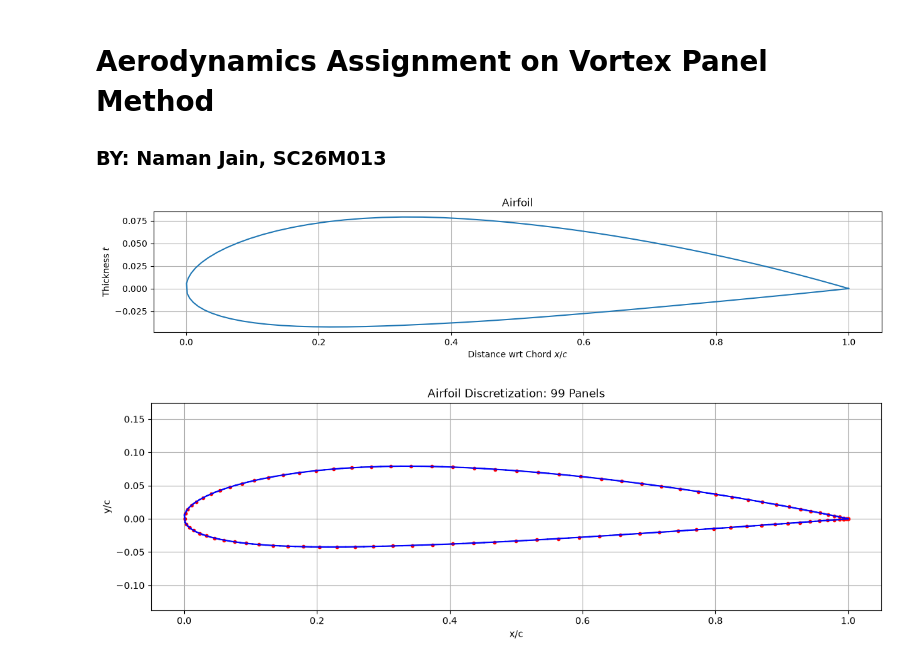
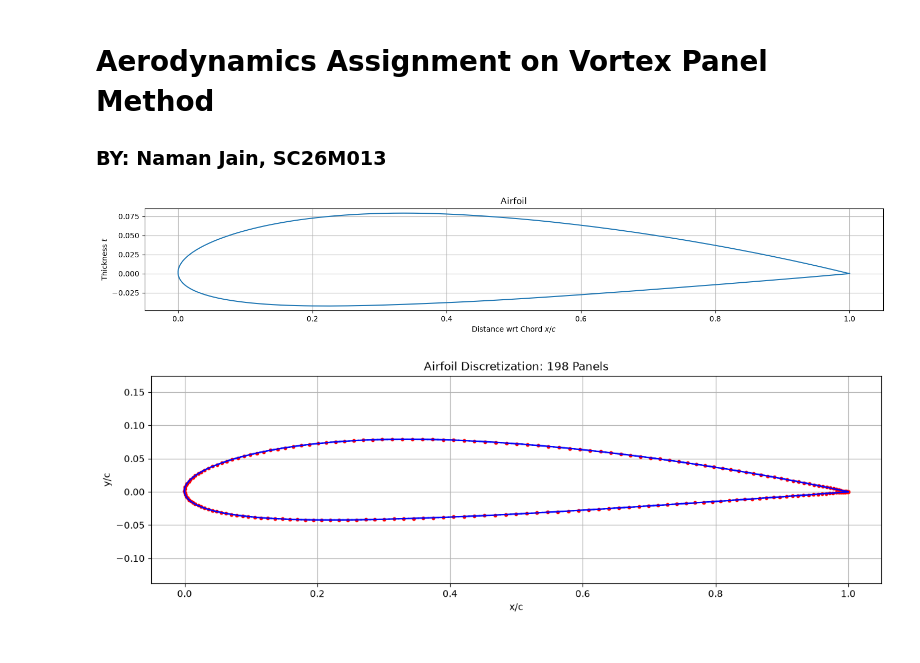
Before and after one commit to printhellonaman/Vortex-Panel-Method, a Jupyter notebook: Vortex_Panel.ipynb, the cells around one changed output. Saved outputs shown, nothing was run; the diff lists cells and outputs as text; code cells hidden in the pictures.

Commit message:
improved J_matrix code and airfoil plot code

```diff
--- a/Vortex_Panel.ipynb
+++ b/Vortex_Panel.ipynb
@@ -6,7 +6,7 @@ import numpy as np
 import matplotlib.pyplot as plt
 
 # Airfoil Plotting
-a = 50    ## Number of points for plotting
+a = 100 ## Number of points for plotting
 beta = np.linspace(0, np.pi, a)
 x = 0.5 * (1 - np.cos(beta))
 
@@ -18,63 +18,71 @@ def airfoil_generation(x, m, p, t):
     x_u = np.zeros(len(x))
     x_l = np.zeros(len(x))
     y_u = np.zeros(len(x))
     y_l = np.zeros(len(x))
     y_t = np.zeros(len(x))
     y_c = np.zeros(len(x))
     dyc_dx = np.zeros(len(x))
     theta = np.zeros(len(x))
 
+
     #Original Airfoil Generation
-    for i in range(len(x)):
-        y_t[i] = 5*t*(0.2969*(x[i]**0.5)        # Thickness distribution
-                   - 0.1260*x[i]
-                   - 0.3516*(x[i]**2)
-                   + 0.2843*(x[i]**3)
-                   - 0.1036*(x[i]**4))
+    if p == 0:
+        for i in range(len(x)):
+            y_t[i] = 5*t*(0.2969*(x[i]**0.5)        # Thickness distribution
+                       - 0.1260*x[i]
+                       - 0.3516*(x[i]**2)
+                       + 0.2843*(x[i]**3)
+                       - 0.1036*(x[i]**4))
+            x_u[i] = x[i]  # Upper and lower surfaces
+            x_l[i] = x[i]
+            y_u[i] = y_t[i]
+            y_l[i] = - y_t[i]
+    else:
+        for i in range(len(x)):
+            y_t[i] = 5*t*(0.2969*(x[i]**0.5)        # Thickness distribution
+                       - 0.1260*x[i]
+                       - 0.3516*(x[i]**2)
+                       + 0.2843*(x[i]**3)
+                       - 0.1036*(x[i]**4))
 
-        if 0 <= x[i] <= p:                      # Camber line and slope
-            y_c[i] = (m / p**2) * (2*p*x[i] - x[i]**2)
-            dyc_dx[i] = (2*m / p**2) * (p - x[i])
+            if 0 <= x[i] <= p:                      # Camber line and slope
+                y_c[i] = (m / p**2) * (2*p*x[i] - x[i]**2)
+                dyc_dx[i] = (2*m / p**2) * (p - x[i])
 
-        elif p < x[i] <= 1:
-            y_c[i] = (m / (1-p)**2) * ((1 - 2*p) + 2*p*x[i] - x[i]**2)
-            dyc_dx[i] = (2*m / (1-p)**2) * (p - x[i])
+            elif p < x[i] <= 1:
+                y_c[i] = (m / (1-p)**2) * ((1 - 2*p) + 2*p*x[i] - x[i]**2)
+                dyc_dx[i] = (2*m / (1-p)**2) * (p - x[i])
 
-        theta[i] = np.arctan(dyc_dx[i])         # Angle of camber line
+            theta[i] = np.arctan(dyc_dx[i])         # Angle of camber line
 
-        x_u[i] = x[i] - y_t[i]*np.sin(theta[i]) # Upper and lower surfaces
-        x_l[i] = x[i] + y_t[i]*np.sin(theta[i])
-        y_u[i] = y_c[i] + y_t[i]*np.cos(theta[i])
-        y_l[i] = y_c[i] - y_t[i]*np.cos(theta[i])
+            x_u[i] = x[i] - y_t[i]*np.sin(theta[i]) # Upper and lower surfaces
+            x_l[i] = x[i] + y_t[i]*np.sin(theta[i])
+            y_u[i] = y_c[i] + y_t[i]*np.cos(theta[i])
+            y_l[i] = y_c[i] - y_t[i]*np.cos(theta[i])
 
-    x_u[0] = 1.0
-    x_l[0] = 1.0
-    y_u[0] = 0.0
-    y_l[0] = 0.0
+    x_u[0], y_u[0] = 0.0, 0.0
+    x_l[0], y_l[0] = 0.0, 0.0
 
-    idx_u = np.argsort(x_u)
-    idx_l = np.argsort(x_l)
-
-    x_u, y_u = x_u[idx_u], y_u[idx_u]
-    x_l, y_l = x_l[idx_l], y_l[idx_l]
+    x_u[-1], y_u[-1] = 1.0, 0.0
+    x_l[-1], y_l[-1] = 1.0, 0.0
 
     # Combine upper and lower surfaces
-    x_full = np.concatenate((x_u[::-1], x_l))
-    y_full = np.concatenate((y_u[::-1], y_l))
+    x_full = np.concatenate((x_u[::-1], x_l[1:]))
+    y_full = np.concatenate((y_u[::-1], y_l[1:]))
 
     return x_full, y_full
 
 a = airfoil_generation(x, m, p, t)
 
-plt.figure(figsize=(15, 2.5))
+plt.figure(figsize=(18, 2.5))
 plt.plot(a[0], a[1])
 plt.xlabel("Distance wrt Chord $x/c$")
 plt.ylabel("Thickness $t$")
 plt.title("Airfoil")
 plt.grid(True)
 plt.show()
 # %% [output]
-[figure, old version]
+[figure, new version]
 # %%
 def panel_gen(x, y):
     x1 = x[:-1]
@@ -110,5 +118,5 @@ plt.title(f'Airfoil Discretization: {N} Panels')
 plt.grid(True)
 plt.show()
 # %% [output]
-[figure, old version]
+[figure, new version]
 # %%
```
Also changed, not shown: parts of 5 cells of this notebook.
